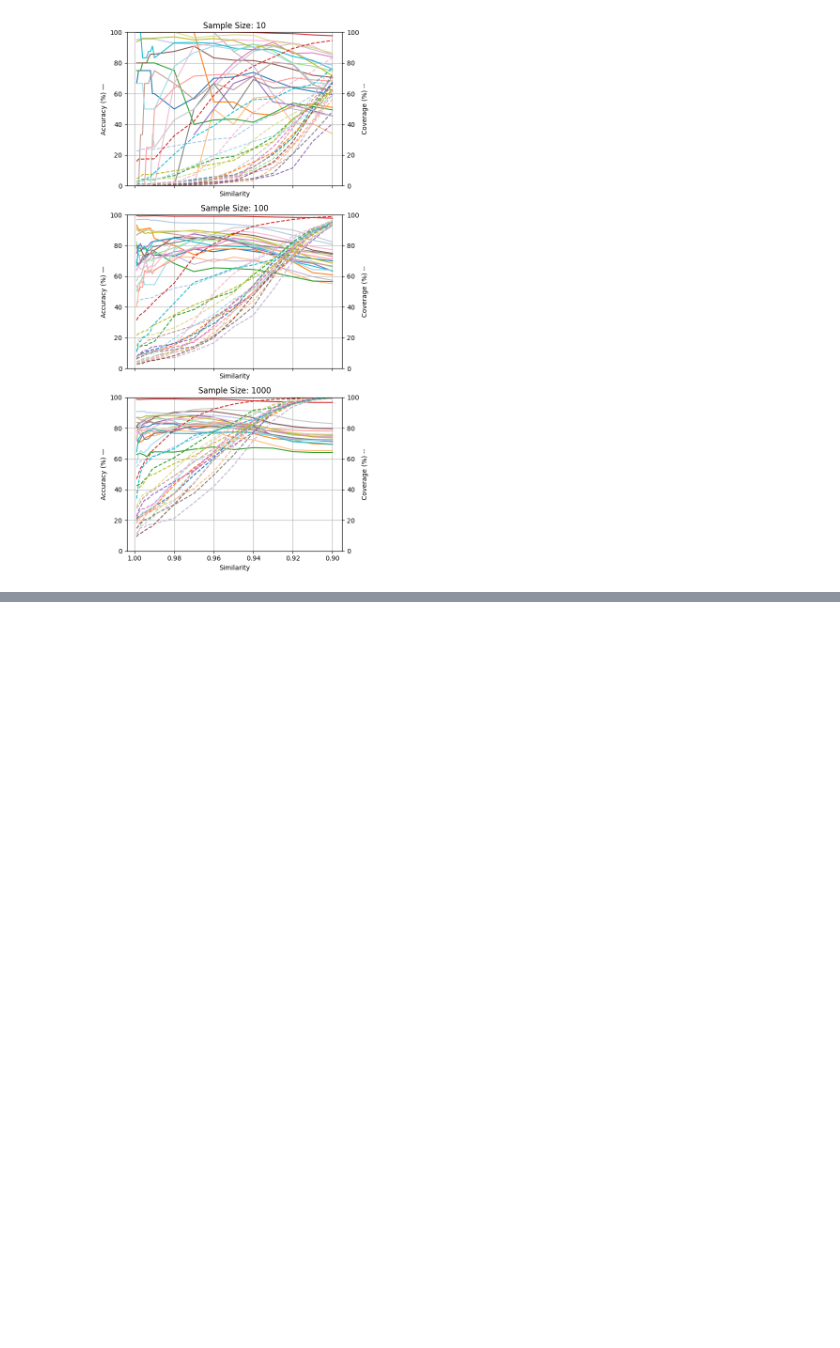
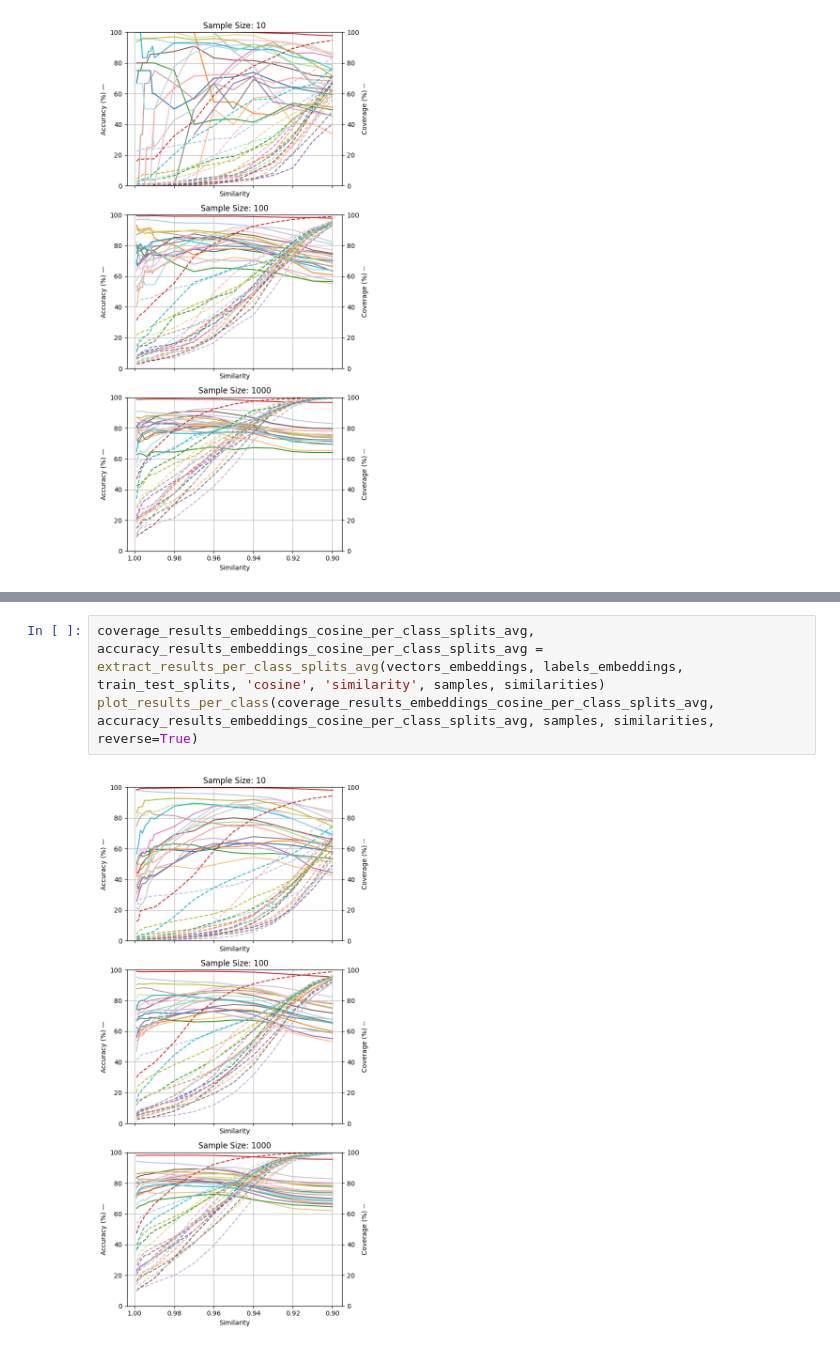
Before and after one commit to elliev7/partiii_research_project, a Jupyter notebook: fingerprinting/per_class.ipynb, the cells around one changed output, grey strips where cells are left out. Cells and saved outputs as stored; diff of their text form; blank space fills up the shorter version.

```diff
--- a/fingerprinting/per_class.ipynb
+++ b/fingerprinting/per_class.ipynb
@@ -64,0 +84,5 @@ plot_results_per_class(coverage_results_embeddings_cosine_per_class, accuracy_re
+# %%
+coverage_results_embeddings_cosine_per_class_splits_avg, accuracy_results_embeddings_cosine_per_class_splits_avg = extract_results_per_class_splits_avg(vectors_embeddings, labels_embeddings, train_test_splits, 'cosine', 'similarity', samples, similarities)
+plot_results_per_class(coverage_results_embeddings_cosine_per_class_splits_avg, accuracy_results_embeddings_cosine_per_class_splits_avg, samples, similarities, reverse=True)
+# %% [output]
+[figure, added]
```
Also changed, not shown: parts of 4 cells of this notebook, 1 other file.
